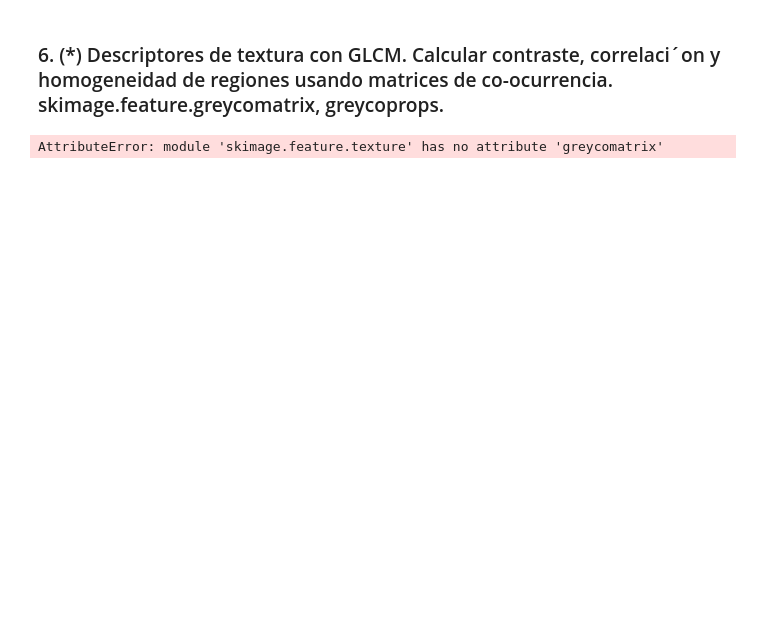
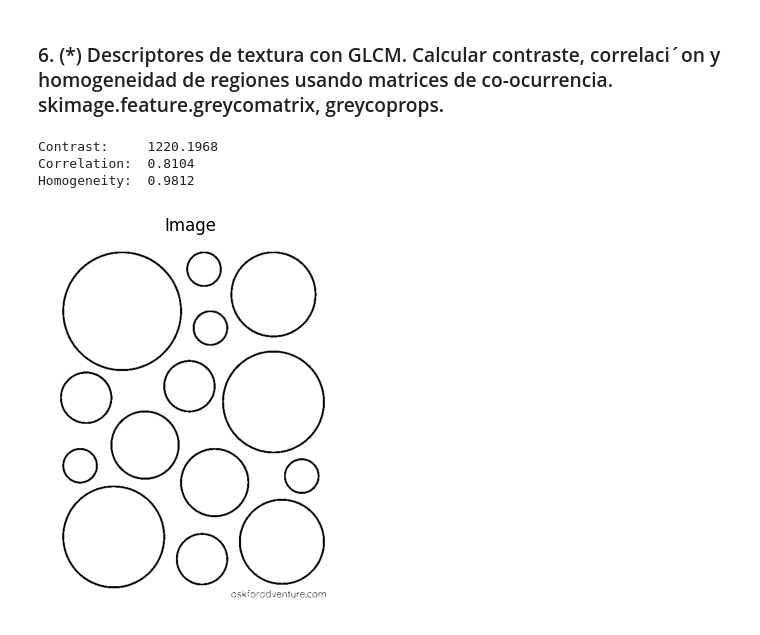
Before and after one commit to LucasEPK/tps-proc-imagenes, a Jupyter notebook: TP 6/code/TP 6.ipynb, the cells around one changed output. Saved outputs shown, nothing was run; the diff lists cells and outputs as text; code cells hidden in the pictures; blank space fills up the shorter version.

```diff
--- a/TP 6/code/TP 6.ipynb
+++ b/TP 6/code/TP 6.ipynb
@@ -109,27 +109,30 @@ from skimage.util import img_as_ubyte
 # %%
 image = read_image("circles.png")
 image = apply_otsu_threshold(image)
 # Convert image to uint8
 image_uint8 = img_as_ubyte(image)
 
 # Compute the Gray-Level Co-occurrence Matrix (GLCM)
-glcm = greycomatrix(image_uint8,
-                    distances=distances,
-                    angles=angles,
+glcm = graycomatrix(image_uint8,
+                    distances=[1],
+                    angles=[0],
                     levels=256,
                     symmetric=True,
                     normed=True)
 
 # Extract texture properties
-contrast = greycoprops(glcm, 'contrast')[0, 0]
-correlation = greycoprops(glcm, 'correlation')[0, 0]
-homogeneity = greycoprops(glcm, 'homogeneity')[0, 0]
+contrast = graycoprops(glcm, 'contrast')[0, 0]
+correlation = graycoprops(glcm, 'correlation')[0, 0]
+homogeneity = graycoprops(glcm, 'homogeneity')[0, 0]
 
 # Print results
 print(f"Contrast:     {contrast:.4f}")
 print(f"Correlation:  {correlation:.4f}")
 print(f"Homogeneity:  {homogeneity:.4f}")
 
 show_image("Image", image)
 # %% [output]
-AttributeError: module 'skimage.feature.texture' has no attribute 'greycomatrix'
+Contrast:     1220.1968
+Correlation:  0.8104
+Homogeneity:  0.9812
+[figure, added]
```
Also changed, not shown: parts of 8 cells of this notebook, 1 other file.
